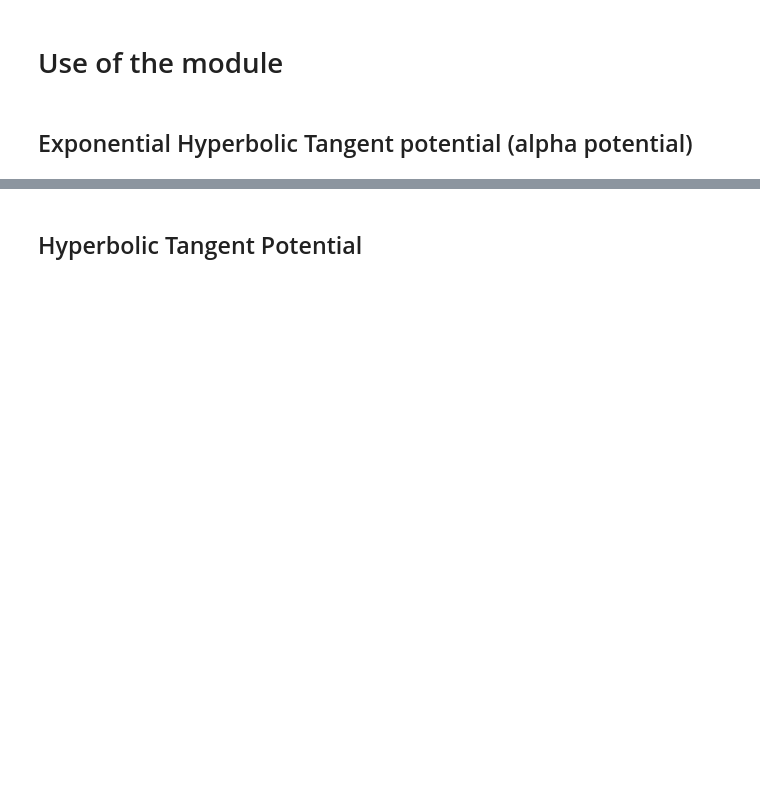
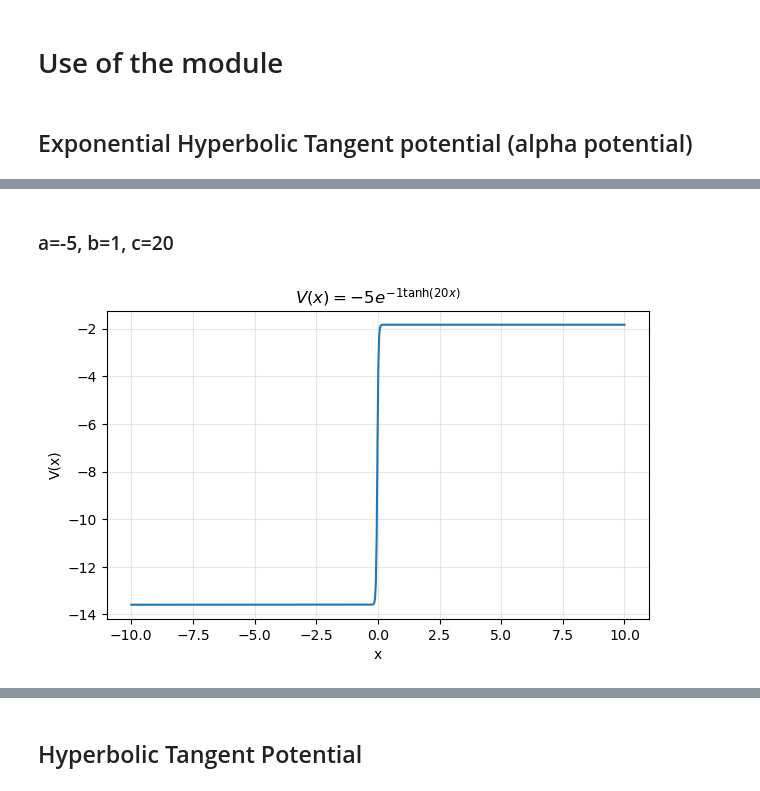
Before and after one commit to AnyelTars/RelativisticQuantumMechanics, a Jupyter notebook: KGsolver/notebooks/examples.ipynb, the cells around one changed output, grey strips where cells are left out. Drawn from its saved outputs; the diff is of its cells as text; code cells hidden in the pictures; blank space fills up the shorter version.

```diff
--- a/KGsolver/notebooks/examples.ipynb
+++ b/KGsolver/notebooks/examples.ipynb
@@ -74,0 +82,12 @@ Shifted window in Etilde: (m, (V_R-V_L)-m)=(1, 22.504)
+# %% [markdown]
+### a=-5, b=1, c=20
+# %%
+V, VL, VR, label = kg.expTanhPotential(a=-5,b=1, c= 20)
+model2 = RiccatiModel(m=1,V=V,V_L=VL, V_R=VR, potential_label=label,XMIN=-10,XMAX=10,N_STEPS=8000)
+
+E_mod2,R_mod2,T_mod2 = model2.compute_RT_spectrum(E_min=-30, E_max=2, nE=600)
+# %%
+# potential
+plot_potential(model2)
+# %% [output]
+[figure, added]
```
Also changed, not shown: parts of 10 cells of this notebook.
